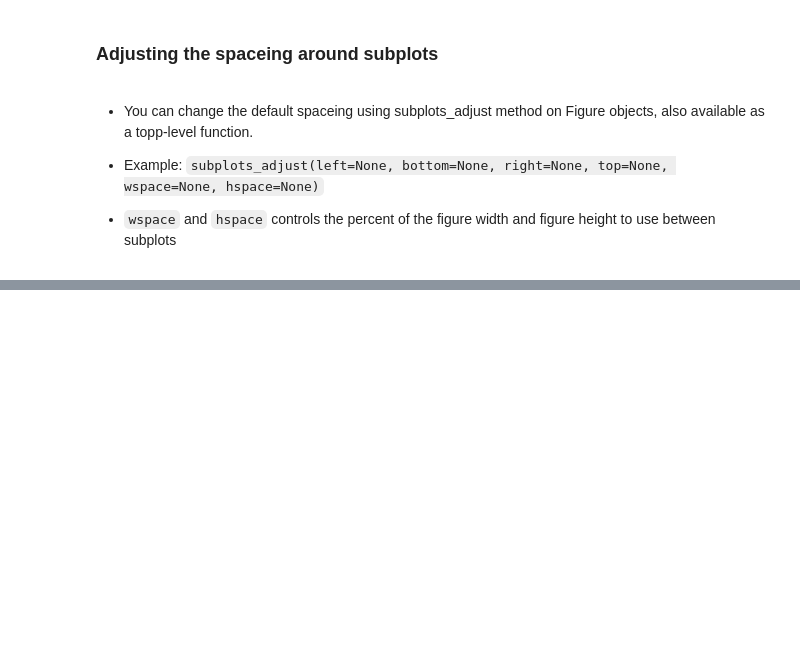
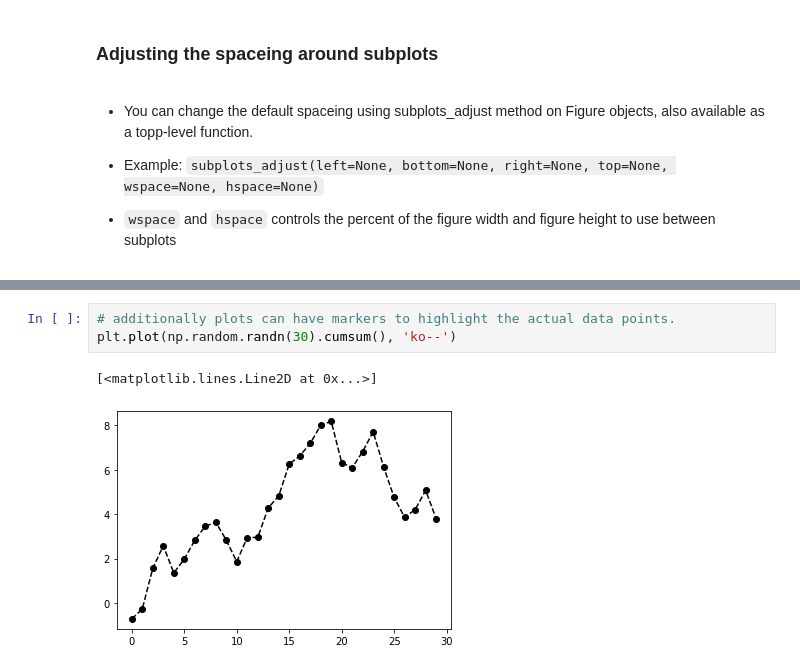
Before and after one commit to cltj/fun_with, a Jupyter notebook: jupyter/notebooks/Python_data_analytics/9-Plotting_And_Visualization/01-PlottingAndVisualization.ipynb, the cells around one changed output, grey strips where cells are left out. Saved outputs shown, nothing was run; the diff lists cells and outputs as text; blank space fills up the shorter version.

```diff
--- a/jupyter/notebooks/Python_data_analytics/9-Plotting_And_Visualization/01-PlottingAndVisualization.ipynb
+++ b/jupyter/notebooks/Python_data_analytics/9-Plotting_And_Visualization/01-PlottingAndVisualization.ipynb
@@ -72,0 +85,6 @@ plt.subplots_adjust(wspace=0, hspace=5)
+# %%
+# additionally plots can have markers to highlight the actual data points.
+plt.plot(np.random.randn(30).cumsum(), 'ko--')
+# %% [output]
+[<matplotlib.lines.Line2D at 0x...>]
+[figure, added]
```
Also changed, not shown: parts of 34 cells of this notebook.
